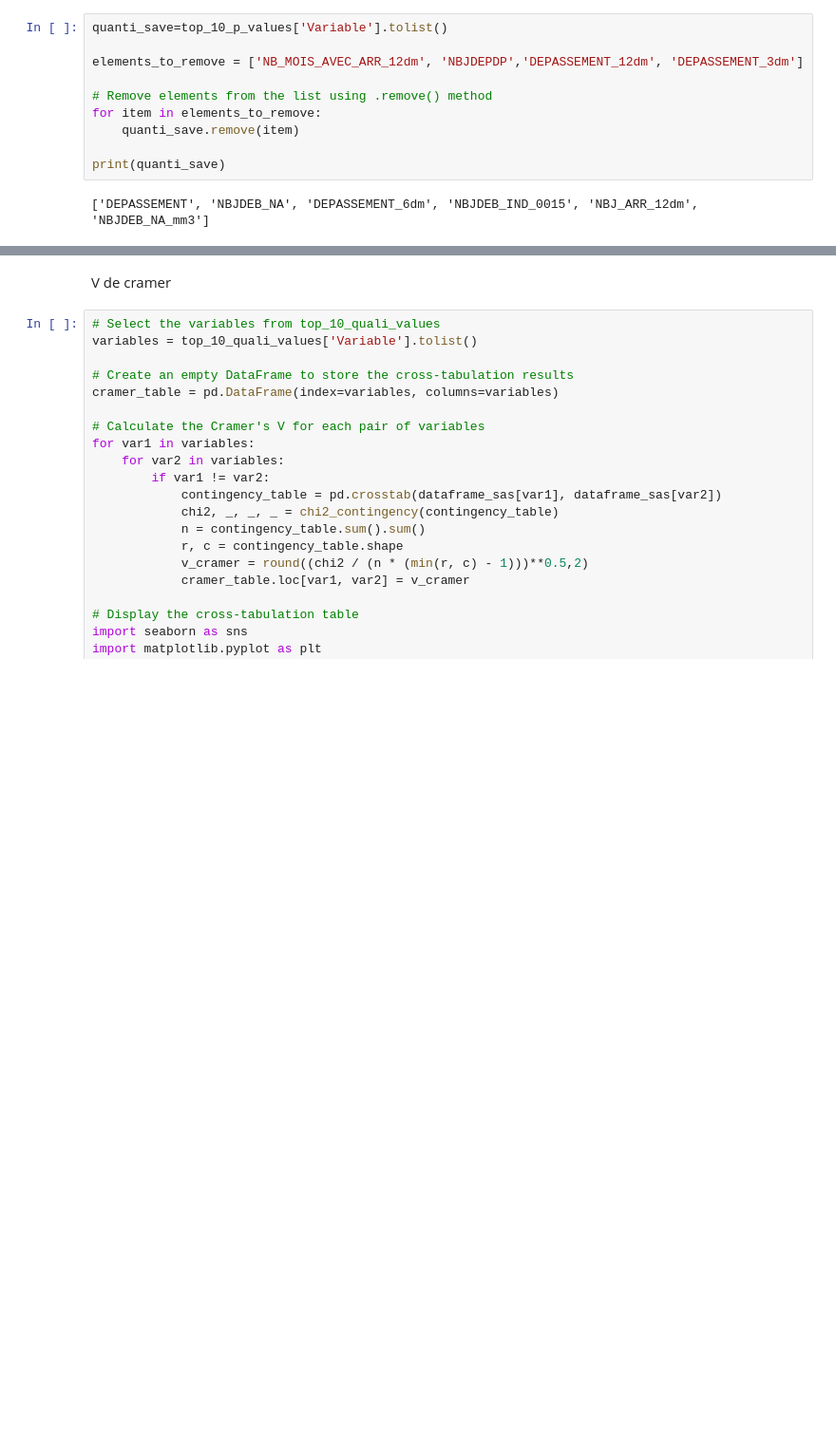
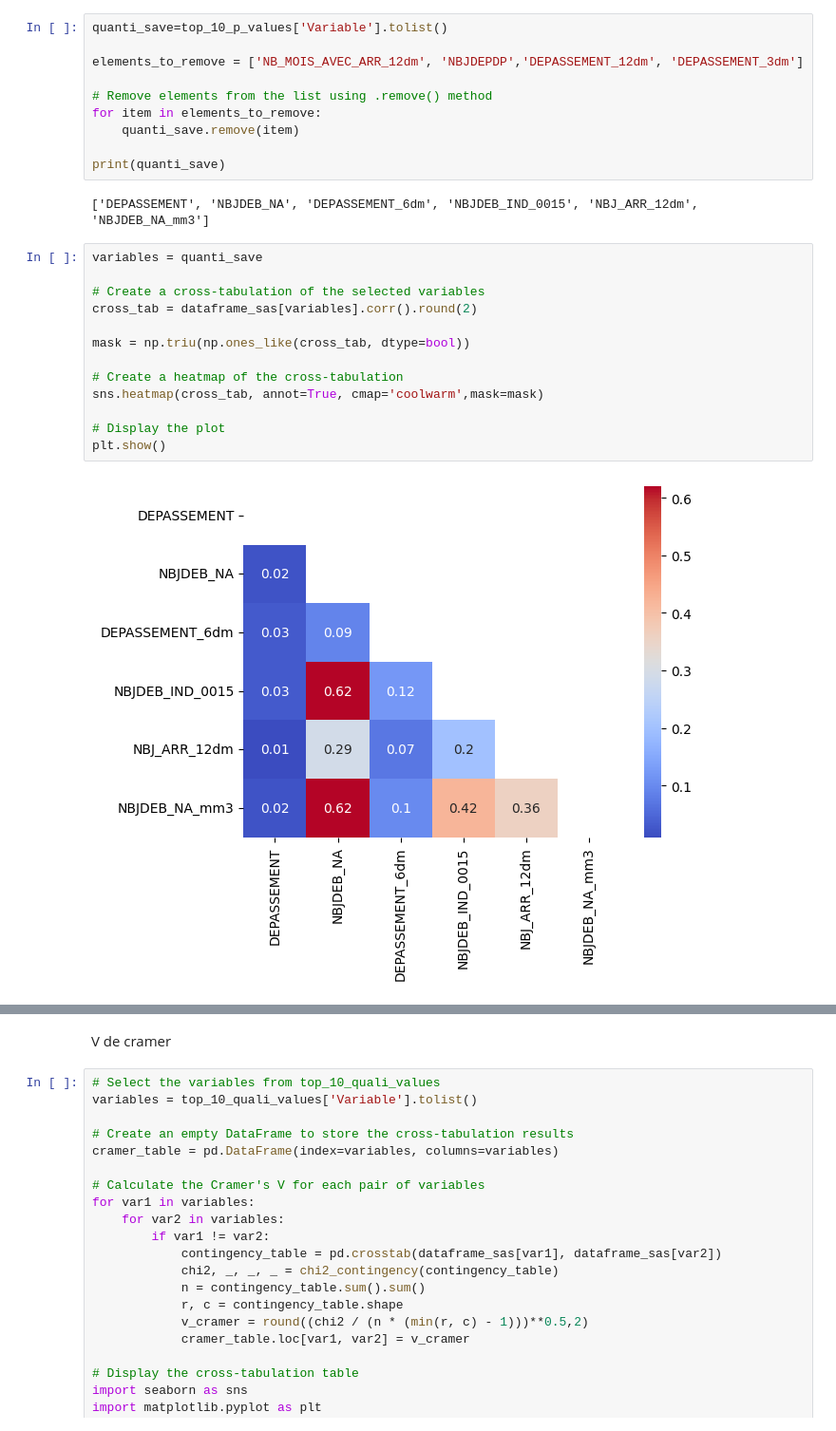
Before and after one commit to ceddx/projet-scoring, a Jupyter notebook: projet_scoring_ced.ipynb, the cells around one changed output, grey strips where cells are left out. Shown at 95% size. Cells and saved outputs as stored; diff of their text form; blank space fills up the shorter version.

```diff
--- a/projet_scoring_ced.ipynb
+++ b/projet_scoring_ced.ipynb
@@ -818,3 +879,18 @@ for item in elements_to_remove:
 print(quanti_save)
 # %% [output]
 ['DEPASSEMENT', 'NBJDEB_NA', 'DEPASSEMENT_6dm', 'NBJDEB_IND_0015', 'NBJ_ARR_12dm', 'NBJDEB_NA_mm3']
+# %%
+variables = quanti_save
+
+# Create a cross-tabulation of the selected variables
+cross_tab = dataframe_sas[variables].corr().round(2)
+
+mask = np.triu(np.ones_like(cross_tab, dtype=bool))
+
+# Create a heatmap of the cross-tabulation
+sns.heatmap(cross_tab, annot=True, cmap='coolwarm',mask=mask)
+
+# Display the plot
+plt.show()
+# %% [output]
+[figure, added]
```
Also changed, not shown: parts of 42 cells of this notebook, 1 other file.
